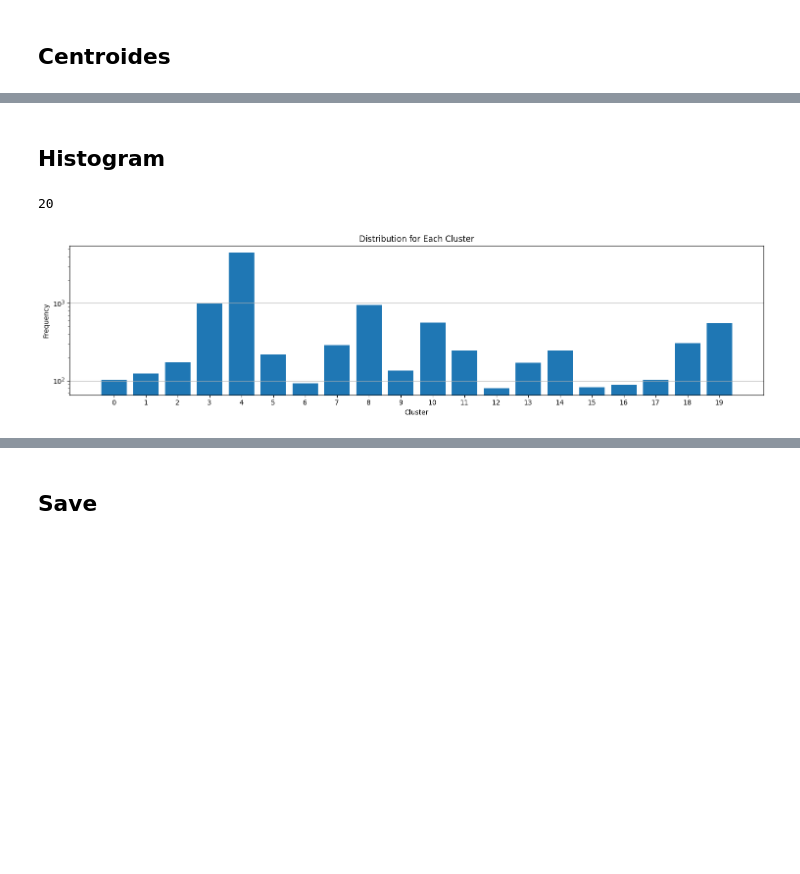
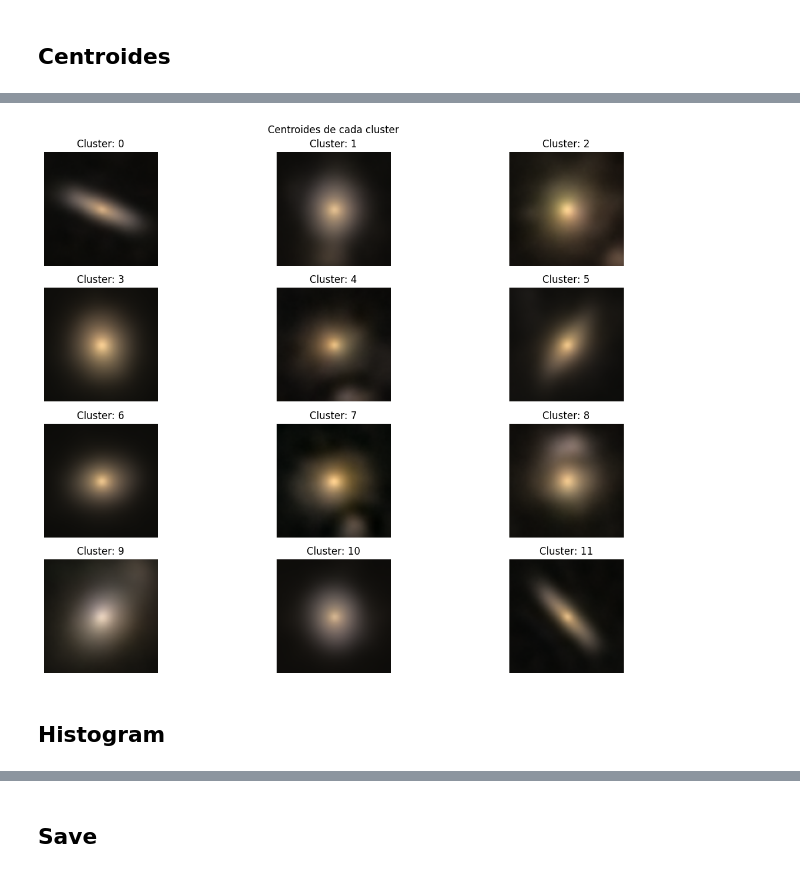
Before and after one commit to Tonathiu-Pina/Classify_galaxies_with_Unsupervised_and_Supervised_learning, a Jupyter notebook: Unsupervised_ML/1_Apply_K-Means.ipynb, the cells around one changed output, grey strips where cells are left out. Cells and saved outputs as stored; diff of their text form; code cells hidden in the pictures; blank space fills up the shorter version.

```diff
--- a/Unsupervised_ML/1_Apply_K-Means.ipynb
+++ b/Unsupervised_ML/1_Apply_K-Means.ipynb
@@ -290,10 +495,10 @@ grafica_centroides(centroides_normalizados)
+# %%
+# Calculate the number of unique classes in the test dataset to determine the number of clusters
+n_clusters = len(log_data_test['gz2_class'].unique())
+
+# Visualize the centroids for each cluster in the normalized space
+grafica_centroides(centroides_normalizados)
+# %% [output]
+[figure, added]
 # %% [markdown]
 ## Histogram
-# %%
-clusters
-# %% [output]
-20
-# %%
-histogram(labels,clusters,'Train_data_histograma_K-mean')
-# %% [output]
-[figure, removed]
```
Also changed, not shown: parts of 33 cells of this notebook.
